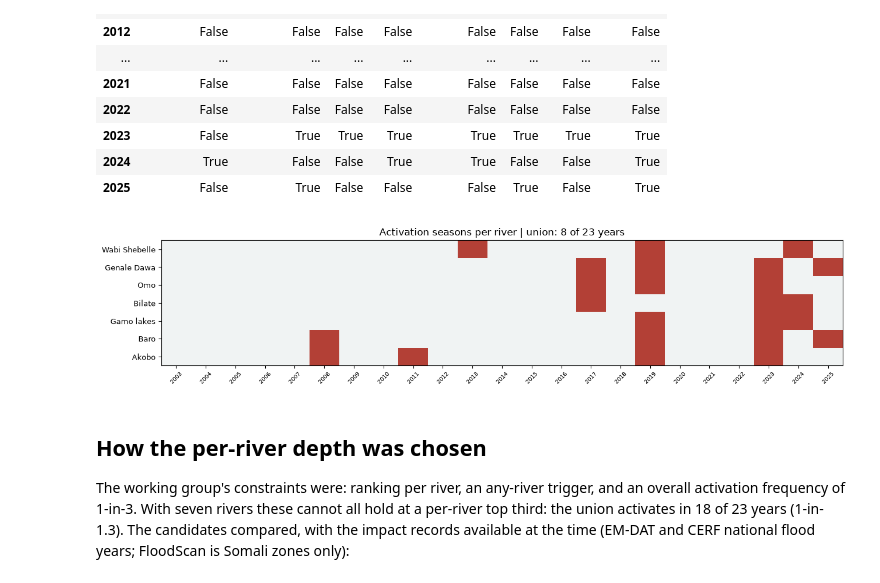
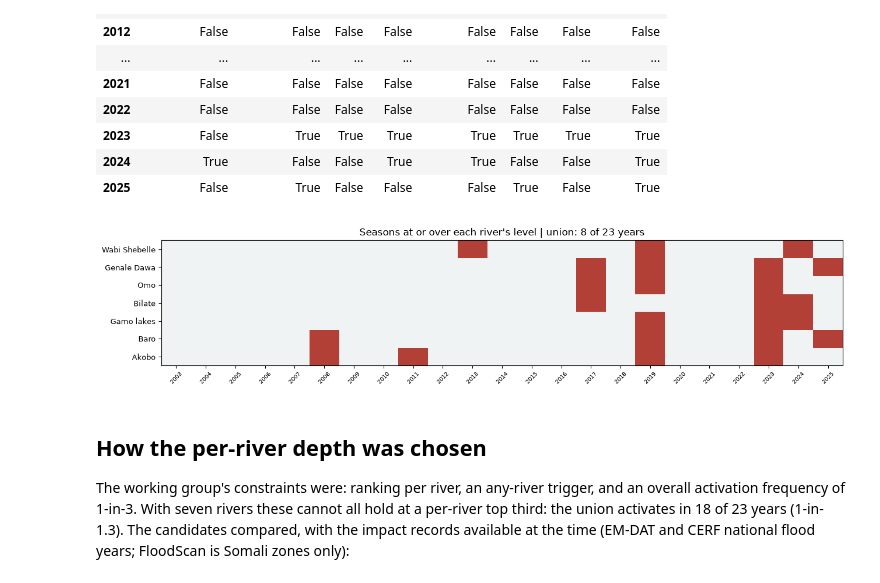
Before and after one commit to OCHA-DAP/ds-aa-eth-flooding, a Jupyter notebook: analysis/04_ond_trigger_design.ipynb, the cells around one changed output. Drawn from its saved outputs; the diff is of its cells as text; code cells hidden in the pictures.

```diff
--- a/analysis/04_ond_trigger_design.ipynb
+++ b/analysis/04_ond_trigger_design.ipynb
@@ -219,13 +219,13 @@ per-river activation seasons:
 # %%
 fig, ax = plt.subplots(figsize=(13, 3.0))
 mat = active[RIVERS].T.values.astype(int)
 ax.imshow(mat, cmap=mcolors.ListedColormap(["#f0f3f3", "#B34036"]), aspect="auto", vmin=0, vmax=1)
 ax.set_xticks(range(N_YEARS)); ax.set_xticklabels(YEARS, fontsize=7, rotation=45)
 ax.set_yticks(range(len(RIVERS))); ax.set_yticklabels(RIVERS, fontsize=9)
-ax.set_title(f"Activation seasons per river | union: {len(union_years)} of {N_YEARS} years")
+ax.set_title(f"Seasons at or over each river's level | union: {len(union_years)} of {N_YEARS} years")
 plt.tight_layout(); plt.show()
 # %% [output]
-[figure, old version]
+[figure, new version]
 # %% [markdown]
 ## How the per-river depth was chosen
 
```
Also changed, not shown: 3 other files.
